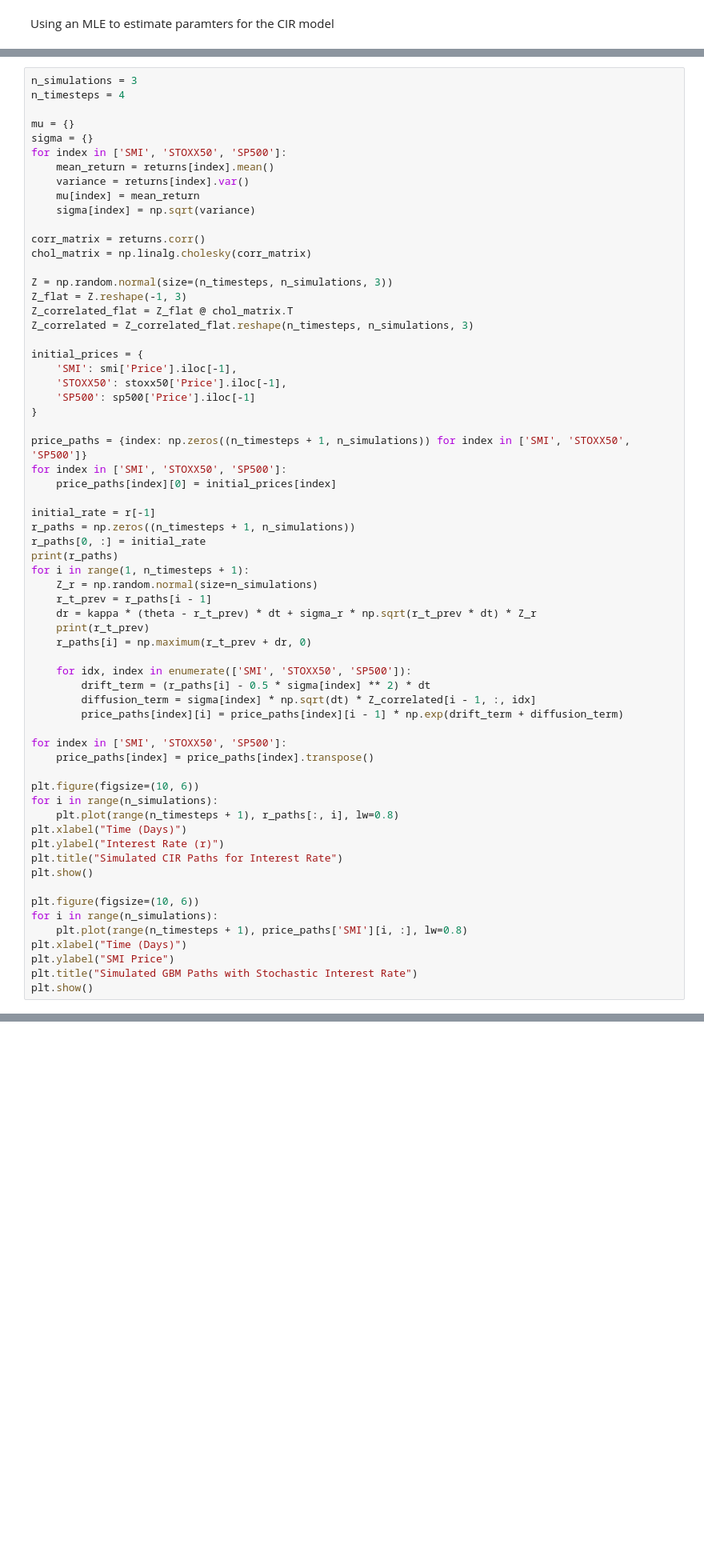
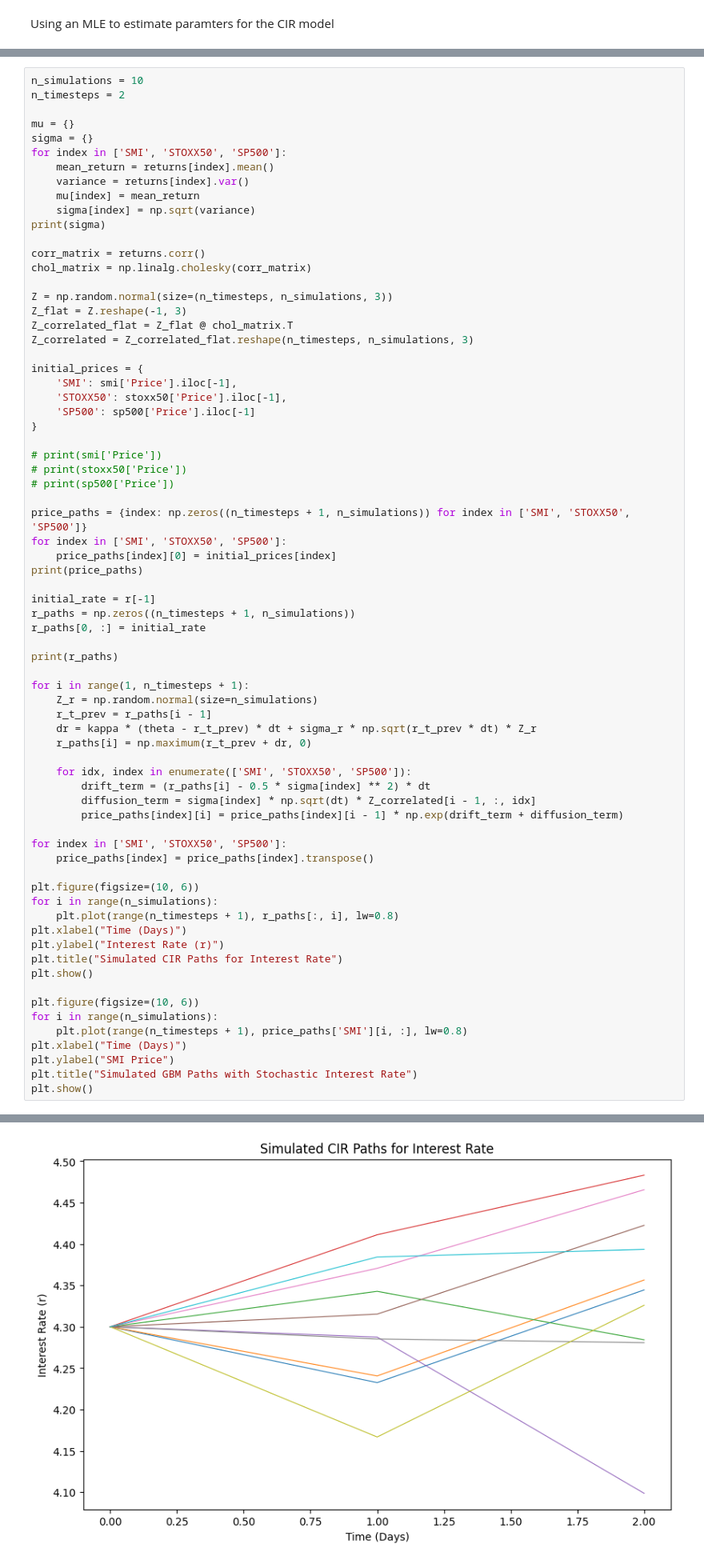
Before and after one commit to lesfgoh/MH4518-Simulation-Techniques, a Jupyter notebook: Code/tj_main_CIR.ipynb, the cells around one changed output, grey strips where cells are left out. Shown at 80% size. Cells and saved outputs as stored; diff of their text form; blank space fills up the shorter version.

```diff
--- a/Code/tj_main_CIR.ipynb
+++ b/Code/tj_main_CIR.ipynb
@@ -165,6 +178,6 @@ print("sigma_r:", sigma_r)
 # %%
-n_simulations = 3
-n_timesteps = 4
+n_simulations = 10
+n_timesteps = 2
 
 mu = {}
 sigma = {}
@@ -173,6 +186,7 @@ for index in ['SMI', 'STOXX50', 'SP500']:
     variance = returns[index].var()
     mu[index] = mean_return
     sigma[index] = np.sqrt(variance)
+print(sigma)
 
 corr_matrix = returns.corr()
 chol_matrix = np.linalg.cholesky(corr_matrix)
@@ -188,19 +202,25 @@ initial_prices = {
     'SP500': sp500['Price'].iloc[-1]
 }
 
+# print(smi['Price'])
+# print(stoxx50['Price'])
+# print(sp500['Price'])
+
 price_paths = {index: np.zeros((n_timesteps + 1, n_simulations)) for index in ['SMI', 'STOXX50', 'SP500']}
 for index in ['SMI', 'STOXX50', 'SP500']:
     price_paths[index][0] = initial_prices[index]
+print(price_paths)
 
 initial_rate = r[-1]
 r_paths = np.zeros((n_timesteps + 1, n_simulations))
 r_paths[0, :] = initial_rate
+
 print(r_paths)
+
 for i in range(1, n_timesteps + 1):
     Z_r = np.random.normal(size=n_simulations)
     r_t_prev = r_paths[i - 1]
     dr = kappa * (theta - r_t_prev) * dt + sigma_r * np.sqrt(r_t_prev * dt) * Z_r
-    print(r_t_prev)
     r_paths[i] = np.maximum(r_t_prev + dr, 0)
 
     for idx, index in enumerate(['SMI', 'STOXX50', 'SP500']):
@@ -230,0 +270 @@ Error:
+[figure, added]
```
Also changed, not shown: parts of 5 cells of this notebook, 6 other files.
